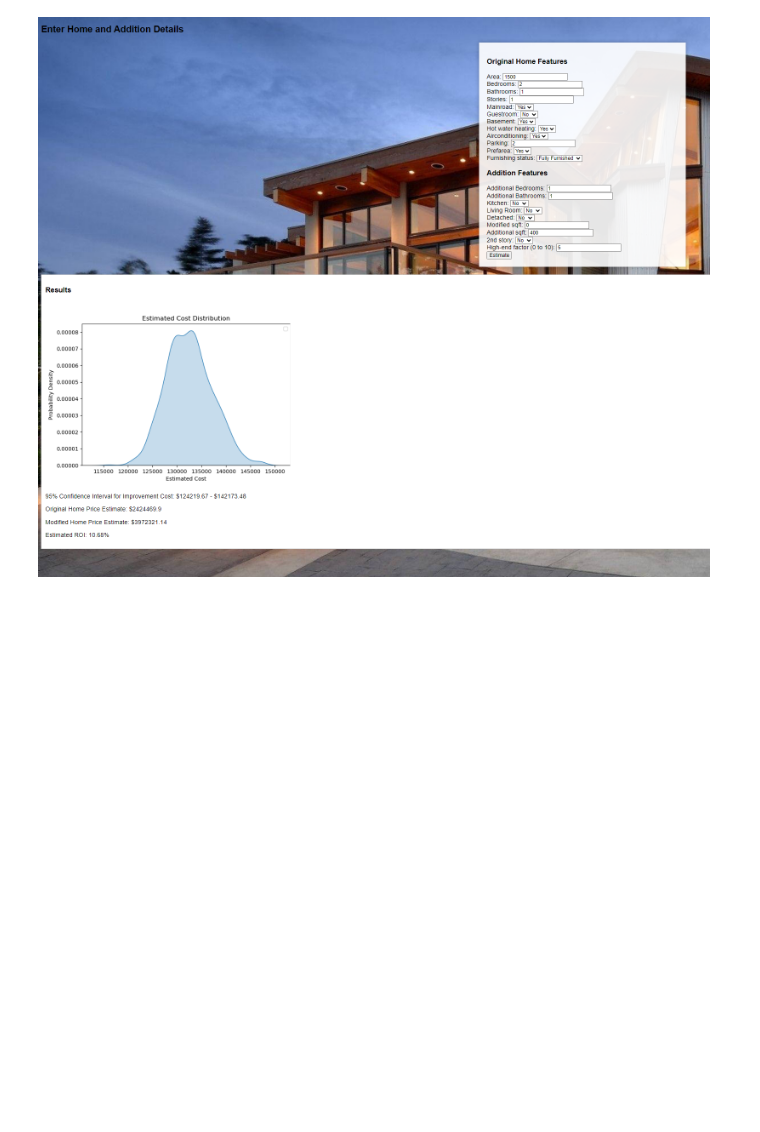
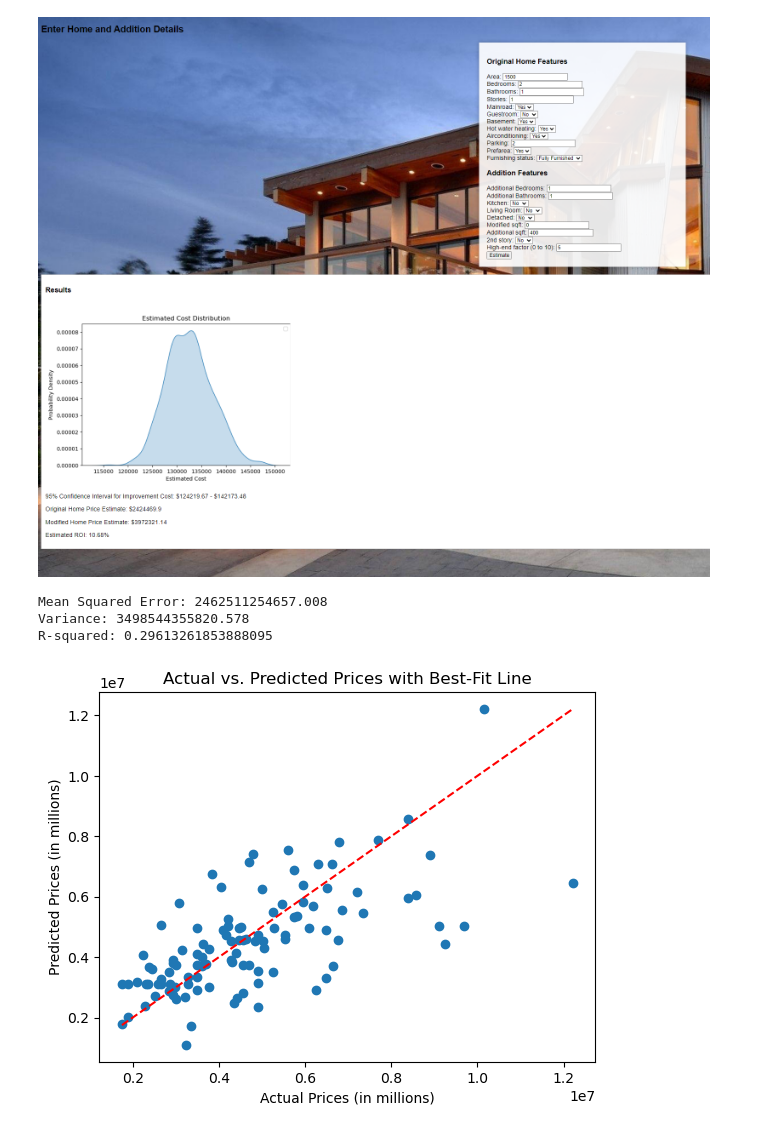
Before and after one commit to liam-hsieh/phys243-project, a Jupyter notebook: project.ipynb, the cells around one changed output. Cells and saved outputs as stored; diff of their text form; code cells hidden in the pictures; blank space fills up the shorter version.

```diff
--- a/project.ipynb
+++ b/project.ipynb
@@ -600,3 +600,65 @@ Image(filename=image_path)
 # This just shows an image of the executed web_app.py as proof of functionality.
 # %% [output]
 [figure]
+# %%
+# This section will look at doing an SVM model to compare with the linear regression model.
+
+import pandas as pd
+import matplotlib.pyplot as plt
+from sklearn.model_selection import train_test_split
+from sklearn.preprocessing import StandardScaler, OneHotEncoder
+from sklearn.svm import SVR
+from sklearn.metrics import mean_squared_error, r2_score
+
+# Load the data
+data_svm = pd.read_csv("Housing.csv")
+
+# split data into training and testing sets
+categorical_columns = ['mainroad', 'guestroom', 'basement', 'hotwaterheating', 'airconditioning', 'parking', 'prefarea', 'furnishingstatus']
+data_svm = pd.get_dummies(data_svm, columns=categorical_columns, drop_first=True)
+
+# Shuffle the data
+data_svm_shuffled = data_svm.sample(frac=1, random_state=42)
+
+# Define features and target (price)
+X = data_svm_shuffled.drop('price', axis=1)
+y = data_svm_shuffled['price']
+
+# Split the data into training and testing sets
+X_train, X_test, y_train, y_test = train_test_split(X, y, test_size=0.2, random_state=42)
+
+# Scale the features
+scaler = StandardScaler()
+X_train_scaled = scaler.fit_transform(X_train)
+X_test_scaled = scaler.transform(X_test)
+
+# Create the SVM model
+svm_model = SVR(kernel='rbf', C=100000000, epsilon=0.1)
+
+# initialize SVM model and train it
+svm_model.fit(X_train_scaled, y_train)
+
+# make predictions on the test set
+y_pred = svm_model.predict(X_test_scaled)
+
+# calculate Mean Squared Error (MSE), variance, and R-squared
+mse = mean_squared_error(y_test, y_pred)
+variance = y.var()
+r_squared = 1 - (mse/variance)
+
+print(f"Mean Squared Error: {mse}")
+print(f"Variance: {variance}")
+print(f"R-squared: {r_squared}")
+
+# visualize actual vs. predicted values with a best-fit line
+plt.scatter(y_test, y_pred)
+plt.plot([min(y_test), max(y_test)], [min(y_test), max(y_test)], color='red', linestyle='--')
+plt.xlabel("Actual Prices (in millions)")
+plt.ylabel("Predicted Prices (in millions)")
+plt.title("Actual vs. Predicted Prices with Best-Fit Line")
+plt.show()
+# %% [output]
+Mean Squared Error: 2462511254657.008
+Variance: 3498544355820.578
+R-squared: 0.29613261853888095
+[figure, added]
```
Also changed, not shown: parts of 1 cell of this notebook.
